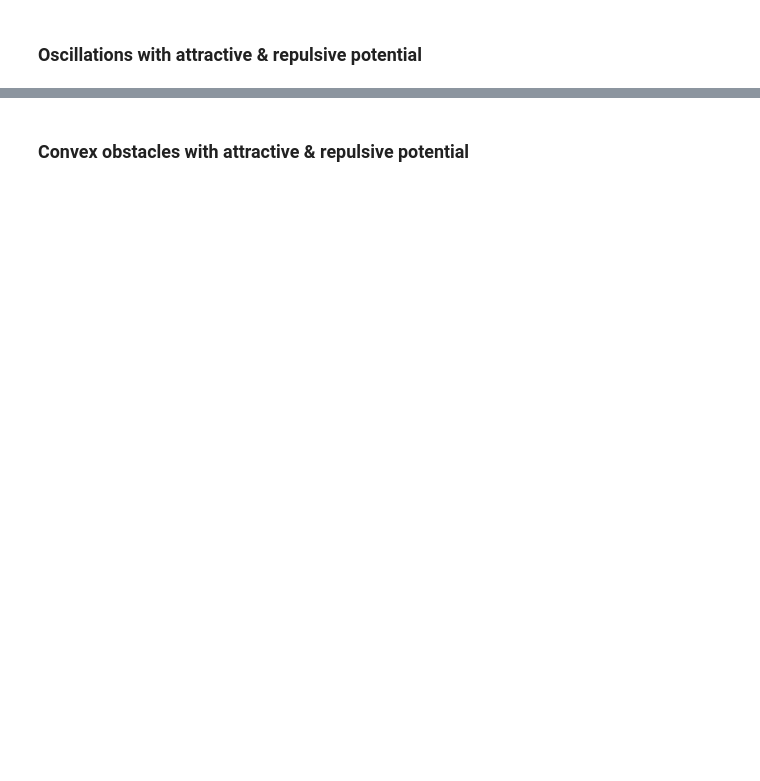
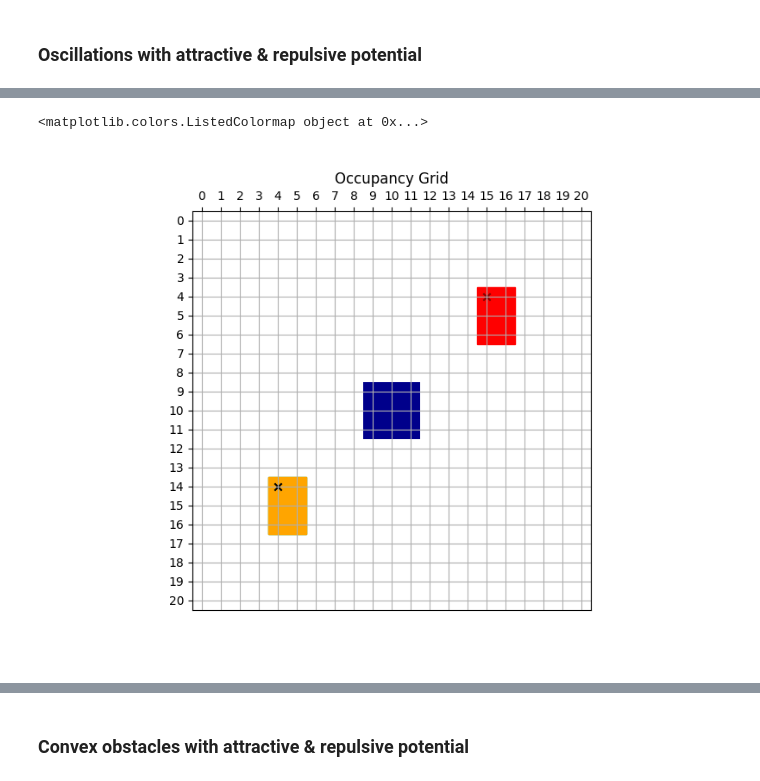
Before and after one commit to ca-schue/potential-field, a Jupyter notebook: robotic-potential-navigation.ipynb, the cells around one changed output, grey strips where cells are left out. Saved outputs shown, nothing was run; the diff lists cells and outputs as text; code cells hidden in the pictures; blank space fills up the shorter version.

```diff
--- a/robotic-potential-navigation.ipynb
+++ b/robotic-potential-navigation.ipynb
@@ -61,5 +317,5 @@ plt.show()
 # %%
-# 2x3 Robot, 90° Rotation, 21x21 Occu. Grid, 1 Obstacle in middle (Demonstrates oscillation with attractive & repulsive potential)
+# 2x3 Robot, 45° Rotation, 21x21 Occu. Grid, 1 Obstacle in middle (Demonstrates oscillation with attractive & repulsive potential)
 
 %matplotlib widget
 import matplotlib.pyplot as plt
@@ -80,37 +336,40 @@ current_position=start_point
 # Potenzialfunktionen
 wavefront_potential_function = False
 attraction_repulsion_potential_function = True
-attraction_weight= 3
-repulsion_weight= 1
+attraction_weight= 4.5
+repulsion_weight= 0.05
 
 # Plots
 optional_plots = True # Set true only for width/height <= 30px and rotation_step >= 30° (Very resource intensive)
 gradient_decent_plots = False # Set true only for width/height < 20px and rotation_step = 90° (Very resource intensive)
 
 # Occupancy Grid
 occupancy_grid_width = 21
 occupancy_grid_length = 21
 occupancy_grid = generate_empty_occupancy_grid(width=occupancy_grid_width,length=occupancy_grid_length)
 
 # Obstacles
 occupancy_grid = add_obstacle(
     occupancy_grid=occupancy_grid,
     width=3,
     length=3,
     x=9,
     y=9)
 
 fig = plt.figure(figsize=(8, 6))
 plot_axis = fig.add_subplot(111)
 plot_occupancy_grid(
     occupancy_grid=occupancy_grid,
     goal_point=goal_point,
     current_position=current_position,
     plot_axis=plot_axis,
     robot_width=robot_width,
     robot_length=robot_length,
     ticks=True,
     start_point=start_point,
     rotation_step=rotation_step)
 plt.show()
+# %% [output]
+<matplotlib.colors.ListedColormap object at 0x...>
+[figure, added]
 # %%
```
Also changed, not shown: parts of 18 cells of this notebook, 38 other files.
